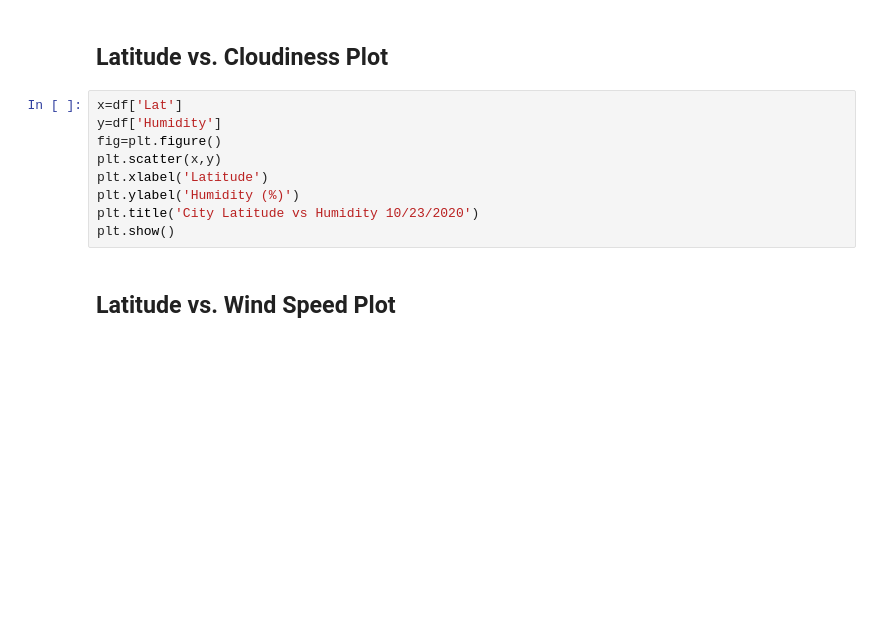
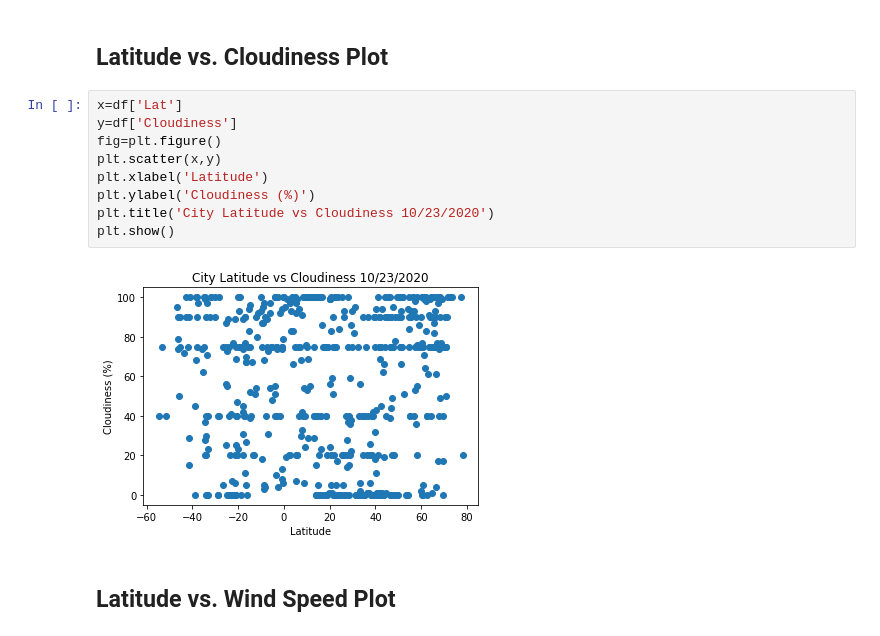
Before and after one commit to haiwy1218/Python-Api-Challenge, a Jupyter notebook: weatherpy/WeatherPy.ipynb, the cells around one changed output. Saved outputs shown, nothing was run; the diff lists cells and outputs as text; blank space fills up the shorter version.

Commit message:
created scatter plot for Cloudiness

```diff
--- a/weatherpy/WeatherPy.ipynb
+++ b/weatherpy/WeatherPy.ipynb
@@ -180,13 +180,15 @@ plt.show()
 ## Latitude vs. Cloudiness Plot
 # %%
 x=df['Lat']
-y=df['Humidity']
+y=df['Cloudiness']
 fig=plt.figure()
 plt.scatter(x,y)
 plt.xlabel('Latitude')
-plt.ylabel('Humidity (%)')
-plt.title('City Latitude vs Humidity 10/23/2020')
+plt.ylabel('Cloudiness (%)')
+plt.title('City Latitude vs Cloudiness 10/23/2020')
 plt.show()
+# %% [output]
+[figure, added]
 # %% [markdown]
 ## Latitude vs. Wind Speed Plot
 # %% [markdown]
```
